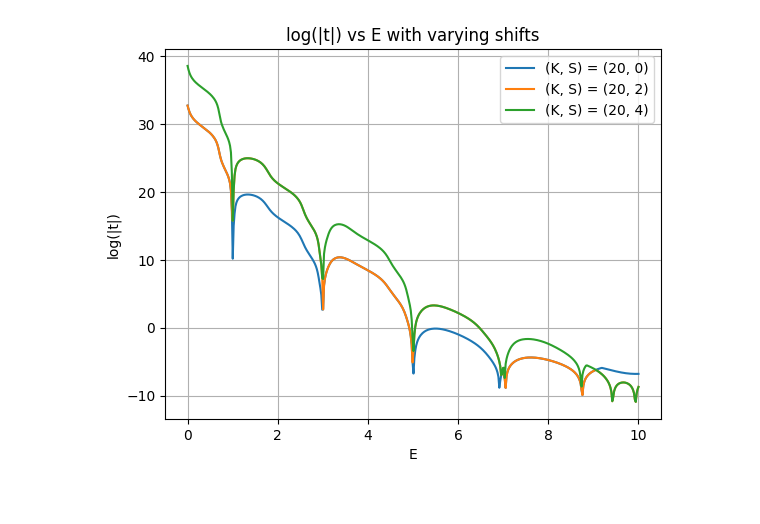
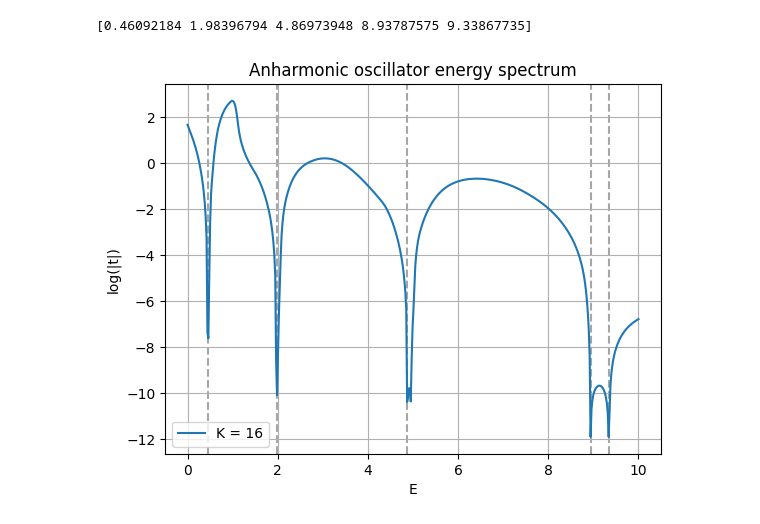
Before and after one commit to Newtech66/mtp-matrix-bootstrap, a Jupyter notebook: sdpa/sdpa_solve.ipynb, the cells around one changed output. Drawn from its saved outputs; the diff is of its cells as text; code cells hidden in the pictures.

```diff
--- a/sdpa/sdpa_solve.ipynb
+++ b/sdpa/sdpa_solve.ipynb
@@ -72,13 +89,18 @@ solve(4)
 # %%
-def create_shift_plot():
-    shifts = [0,2,4]
+def create_shift_plot(shifts):
     fig, ax = plt.subplots()
-    ax.set_title('log(|t|) vs E with varying shifts')
+    # ax.set_title('log(|t|) vs E with varying shifts')
+    ax.set_title('Anharmonic oscillator energy spectrum')
     ax.set_xlabel('E')
     ax.set_ylabel('log(|t|)')
     for shift in shifts:
-        data = np.load(f'ho_K_{K}_shift_{shift}.npz')
-        ax.plot(data['Es'], data['ts'], label=f'(K, S) = {(K, shift)}')
+        data = np.load(f'./data/aho_K_{K}_shift_{shift}.npz')
+        dips = data['Es'][find_peaks(-data['ts'],prominence=1)[0]]
+        print(dips)
+        for dip in dips:
+            plt.axvline(x=dip,ls='--',c='grey',alpha=0.7,zorder=-2)
+        # ax.plot(data['Es'], data['ts'], label=f'(K, S) = {(K, shift)}')
+        ax.plot(data['Es'], data['ts'], label=f'K = {K}')
     ax.legend()
     ax.grid()
     return fig, ax
@@ -85,5 +111,7 @@ def create_shift_plot():
 # %%
-fig, ax = create_shift_plot()
+shifts = [0]
+fig, ax = create_shift_plot(shifts)
 plt.show()
 # %% [output]
+[0.46092184 1.98396794 4.86973948 8.93787575 9.33867735]
-[figure, old version]
+[figure, new version]
```
Also changed, not shown: parts of 9 cells of this notebook, 17 other files.
